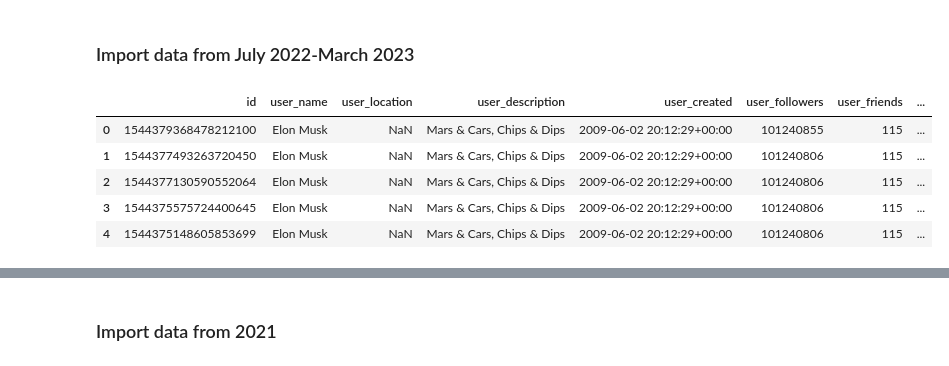
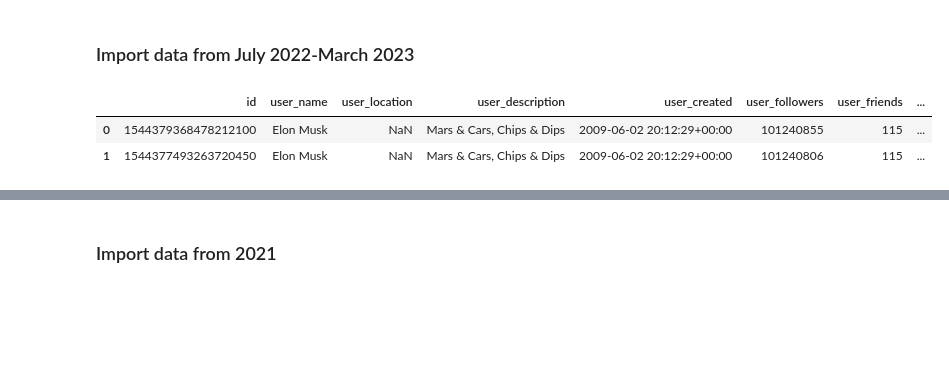
Before and after one commit to zarbin/UTA_Project-4, a Jupyter notebook: sandbox/JennS/EMusk_Twitter/sentiment_analysis_EMusk.ipynb, the cells around one changed output, grey strips where cells are left out. Drawn from its saved outputs; the diff is of its cells as text; code cells hidden in the pictures; blank space fills up the shorter version.

```diff
--- a/sandbox/JennS/EMusk_Twitter/sentiment_analysis_EMusk.ipynb
+++ b/sandbox/JennS/EMusk_Twitter/sentiment_analysis_EMusk.ipynb
@@ -34,14 +34,11 @@ print(sent_analyzer.polarity_scores(sentence))
 # %%
 # Read in data for July 2022 - March 2023
 pd.set_option('display.max_colwidth', 100)
-df = pd.read_csv("EMusk_Resources/elon_musk_tweets.csv")
-df.head()
+df_2223 = pd.read_csv("EMusk_Resources/elon_musk_tweets.csv")
+df_2223.head(2)
 # %% [output]
 |  | id | user_name | user_location | user_description | user_created | user_followers | user_friends | ... |
 | 0 | 1544379368478212100 | Elon Musk | NaN | Mars & Cars, Chips & Dips | 2009-06-02 20:12:29+00:00 | 101240855 | 115 | ... |
 | 1 | 1544377493263720450 | Elon Musk | NaN | Mars & Cars, Chips & Dips | 2009-06-02 20:12:29+00:00 | 101240806 | 115 | ... |
-| 2 | 1544377130590552064 | Elon Musk | NaN | Mars & Cars, Chips & Dips | 2009-06-02 20:12:29+00:00 | 101240806 | 115 | ... |
-| 3 | 1544375575724400645 | Elon Musk | NaN | Mars & Cars, Chips & Dips | 2009-06-02 20:12:29+00:00 | 101240806 | 115 | ... |
-| 4 | 1544375148605853699 | Elon Musk | NaN | Mars & Cars, Chips & Dips | 2009-06-02 20:12:29+00:00 | 101240806 | 115 | ... |
 # %%
 # cut df to just be the "date" and "text" columns
```
Also changed, not shown: parts of 16 cells of this notebook, 1 other file.
